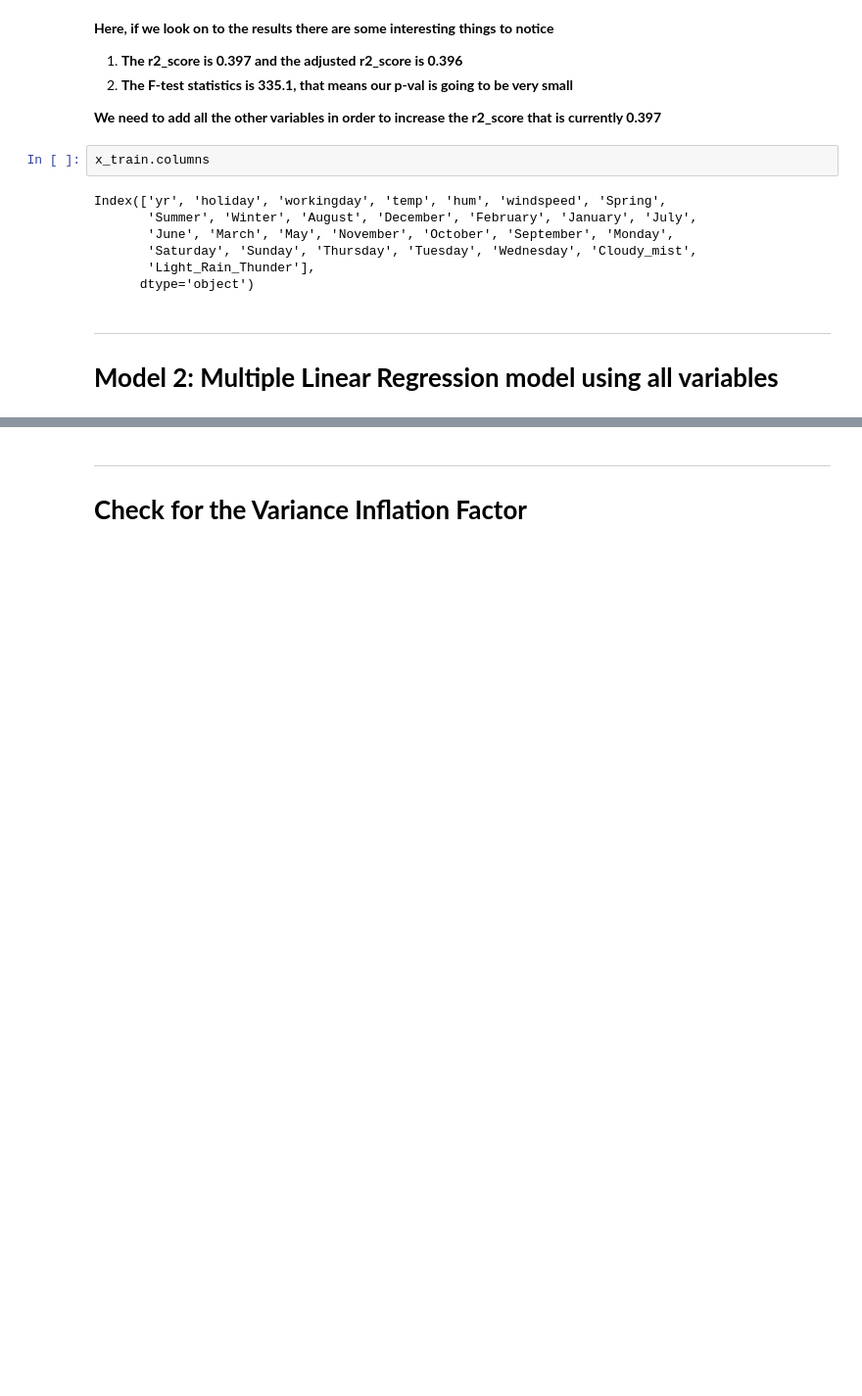
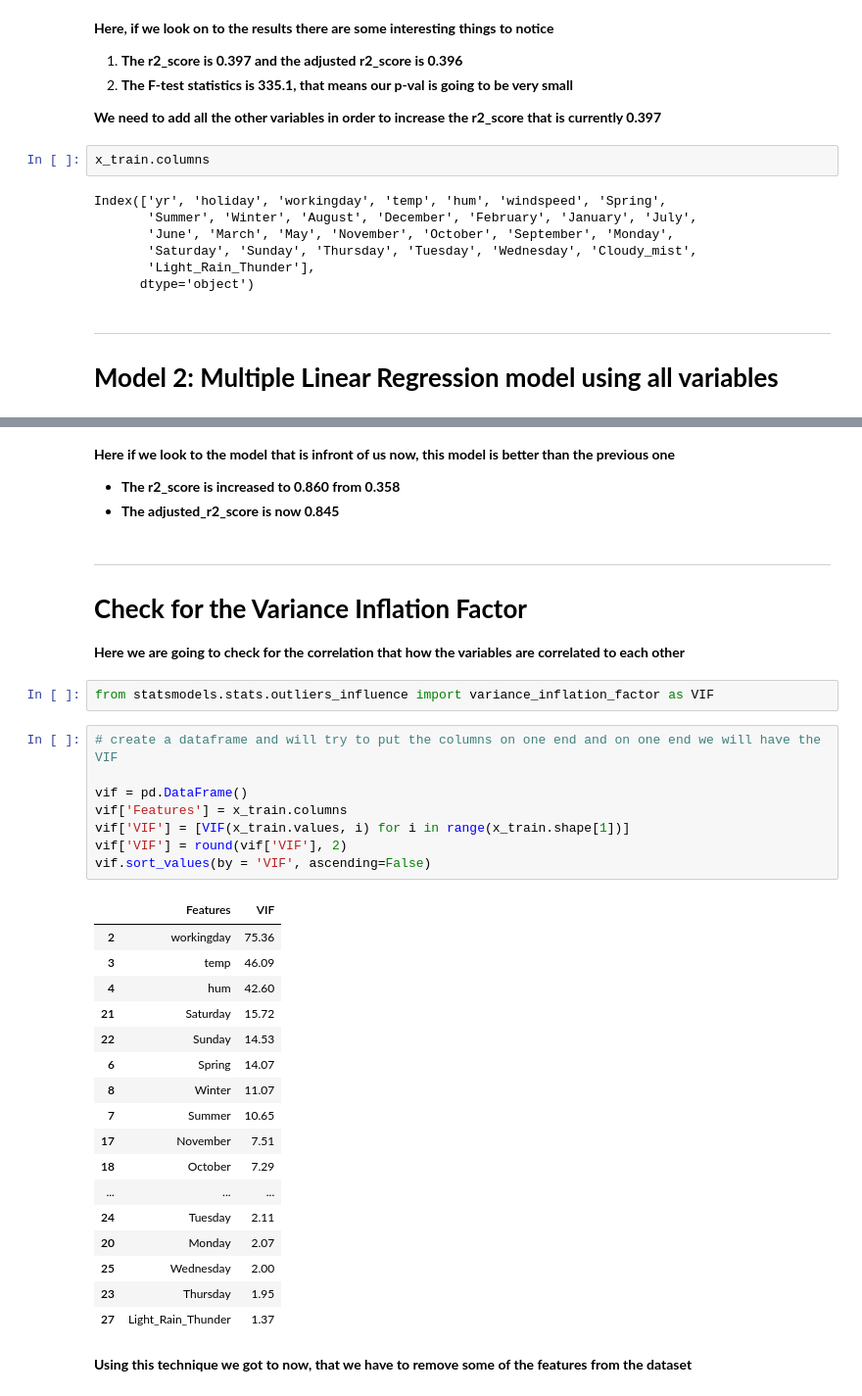
Before and after one commit to amanraghuvanshi/BikeSharing---MLR, a Jupyter notebook: src/main.ipynb, the cells around one changed output, grey strips where cells are left out. Shown at 98% size. Saved outputs shown, nothing was run; the diff lists cells and outputs as text; blank space fills up the shorter version.

```diff
--- a/src/main.ipynb
+++ b/src/main.ipynb
@@ -459,4 +524,41 @@ Index(['yr', 'holiday', 'workingday', 'temp', 'hum', 'windspeed', 'Spring',
+# %% [markdown]
+**Here if we look to the model that is infront of us now, this model is better than the previous one**
+
+* **The r2_score is increased to 0.860 from 0.358**
+* **The adjusted_r2_score is now 0.845**
 # %% [markdown]
 <hr>
 
 # **Check for the Variance Inflation Factor**
+
+**Here we are going to check for the correlation that how the variables are correlated to each other**
+# %%
+from statsmodels.stats.outliers_influence import variance_inflation_factor as VIF
+# %%
+# create a dataframe and will try to put the columns on one end and on one end we will have the VIF
+
+vif = pd.DataFrame()
+vif['Features'] = x_train.columns
+vif['VIF'] = [VIF(x_train.values, i) for i in range(x_train.shape[1])]
+vif['VIF'] = round(vif['VIF'], 2)
+vif.sort_values(by = 'VIF', ascending=False)
+# %% [output]
+|  | Features | VIF |
+| 2 | workingday | 75.36 |
+| 3 | temp | 46.09 |
+| 4 | hum | 42.60 |
+| 21 | Saturday | 15.72 |
+| 22 | Sunday | 14.53 |
+| 6 | Spring | 14.07 |
+| 8 | Winter | 11.07 |
+| 7 | Summer | 10.65 |
+| 17 | November | 7.51 |
+| 18 | October | 7.29 |
+| ... | ... | ... |
+| 24 | Tuesday | 2.11 |
+| 20 | Monday | 2.07 |
+| 25 | Wednesday | 2.00 |
+| 23 | Thursday | 1.95 |
+| 27 | Light_Rain_Thunder | 1.37 |
+# %% [markdown]
+**Using this technique we got to now, that we have to remove some of the features from the dataset**
```
Also changed, not shown: parts of 10 cells of this notebook.
